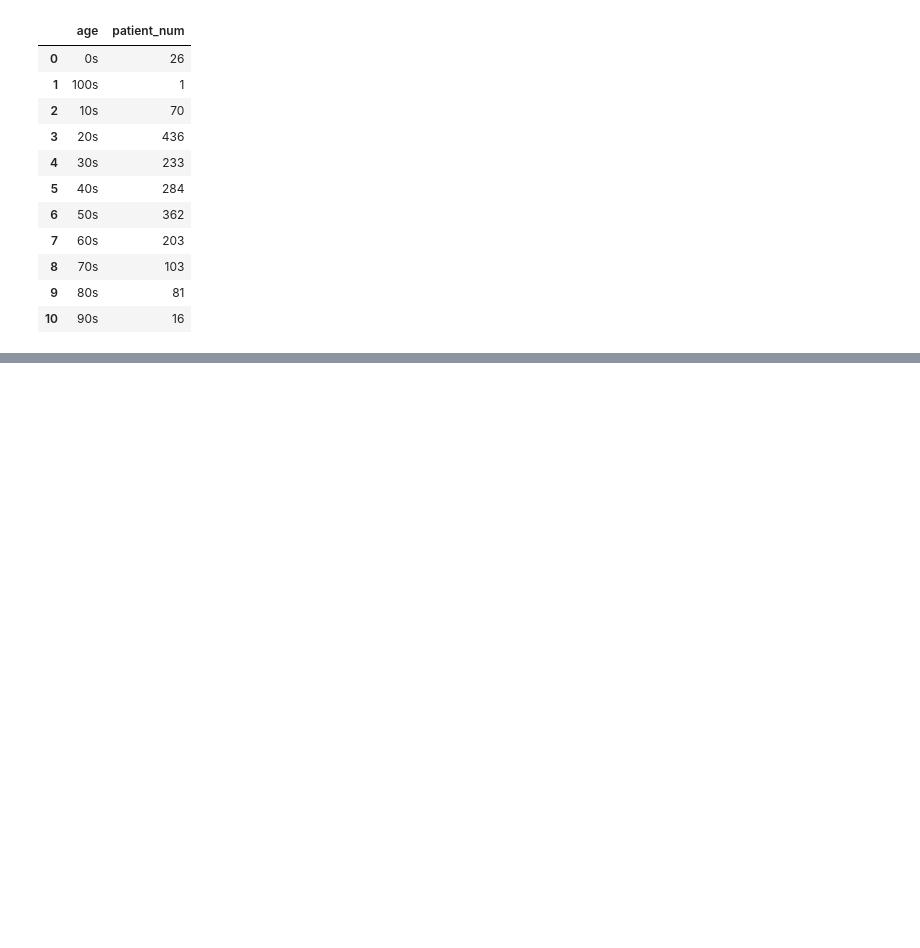
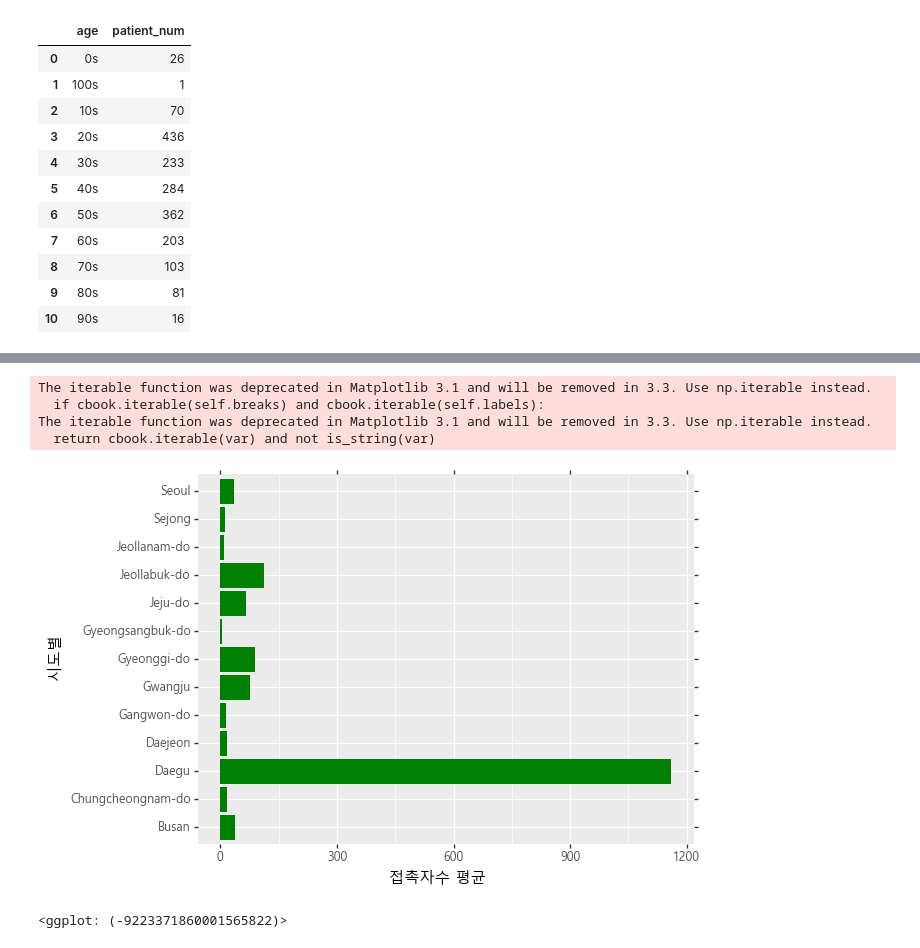
Before and after one commit to young-hun-jo/DataAnalysis, a Jupyter notebook: Covid19_SouthKorea.ipynb, the cells around one changed output, grey strips where cells are left out. Drawn from its saved outputs; the diff is of its cells as text; code cells hidden in the pictures; blank space fills up the shorter version.

```diff
--- a/Covid19_SouthKorea.ipynb
+++ b/Covid19_SouthKorea.ipynb
@@ -317,0 +339,5 @@ The iterable function was deprecated in Matplotlib 3.1 and will be removed in 3.
+# %%
+# 접촉자 수 nan 데이터 0 으로 채우기
+
+patient_info['contact_number'] = patient_info['contact_number'].fillna(0)
+patient_info['contact_number'].isnull().sum()
@@ -317,0 +346,4 @@ The iterable function was deprecated in Matplotlib 3.1 and will be removed in 3.
+# %%
+# 접촉자 수 value들을 int형으로 바꿔주기
+
+patient_info['contact_number'] = patient_info['contact_number'].astype(int)
@@ -317,0 +370,2 @@ The iterable function was deprecated in Matplotlib 3.1 and will be removed in 3.
+# %%
+contact_num = patient_info.loc[patient_info['contact_number'] > 0]
@@ -317,0 +385,7 @@ The iterable function was deprecated in Matplotlib 3.1 and will be removed in 3.
+# %%
+# 지역(Province)별로 접촉자숫자의 평균값을 내보자
+
+contact = pd.DataFrame(contact_num.groupby(['province'])['contact_number'].mean().round())
+contact = contact.reset_index()
+contact.columns = ['시도별', '접촉자수 평균']
+contact
@@ -317,0 +407,14 @@ The iterable function was deprecated in Matplotlib 3.1 and will be removed in 3.
+# %%
+(ggplot(contact)
+ +aes(x='시도별', y='접촉자수 평균')
+ +geom_bar(stat='identity', position='dodge', fill='green')
+ +theme(text=element_text(family="Malgun Gothic"))
+ +coord_flip()
+)
+# %% [output]
+The iterable function was deprecated in Matplotlib 3.1 and will be removed in 3.3. Use np.iterable instead.
+  if cbook.iterable(self.breaks) and cbook.iterable(self.labels):
+The iterable function was deprecated in Matplotlib 3.1 and will be removed in 3.3. Use np.iterable instead.
+  return cbook.iterable(var) and not is_string(var)
+[figure, added]
+<ggplot: (-9223371860001565822)>
```
Also changed, not shown: parts of 22 cells of this notebook.
